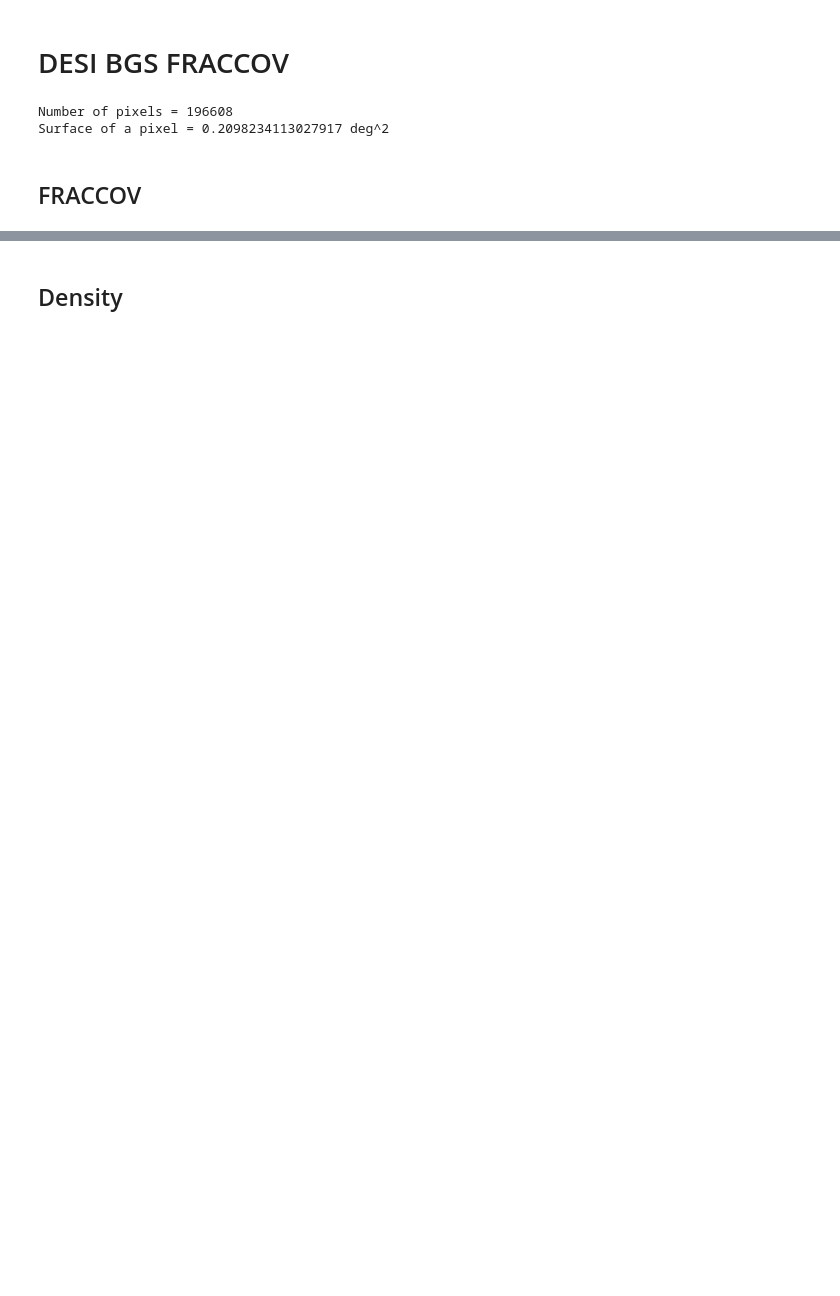
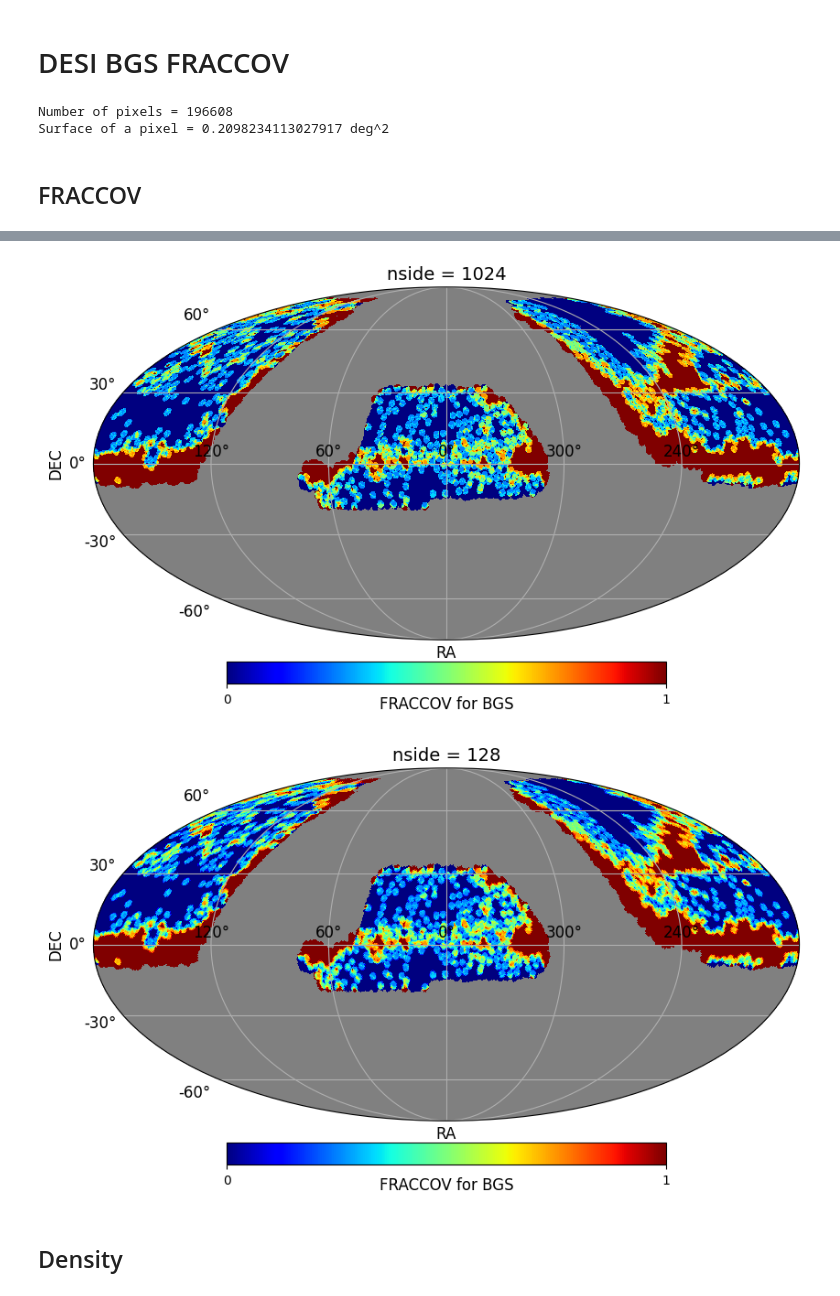
Before and after one commit to johannct/M2_Stage_Code, a Jupyter notebook: DESI BGS FRACCOV.ipynb, the cells around one changed output, grey strips where cells are left out. Drawn from its saved outputs; the diff is of its cells as text; code cells hidden in the pictures; blank space fills up the shorter version.

```diff
--- a/DESI BGS FRACCOV.ipynb
+++ b/DESI BGS FRACCOV.ipynb
@@ -62,2 +101,8 @@ plt.ylabel("DEC");
+# %%
+DR1_Mapper.plot(use_nside=False, unit = "FRACCOV for BGS")
+DR1_Mapper.plot(use_nside=True, unit = "FRACCOV for BGS");
+# %% [output]
+[figure, added]
+[figure, added]
 # %% [markdown]
 ## Density
```
Also changed, not shown: parts of 25 cells of this notebook.
